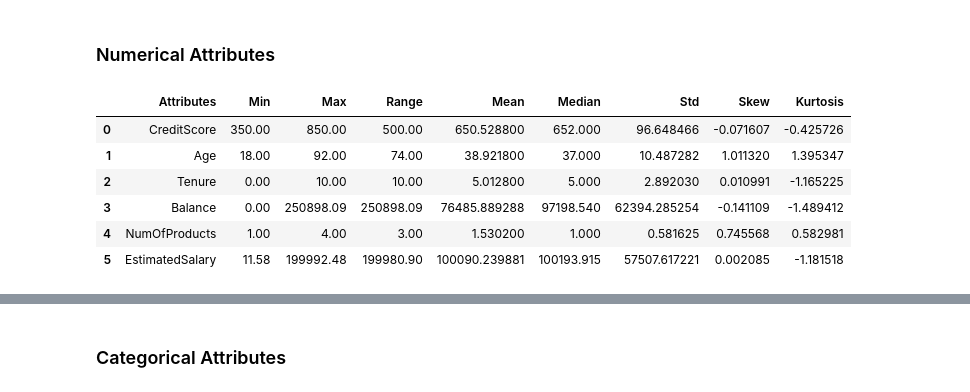
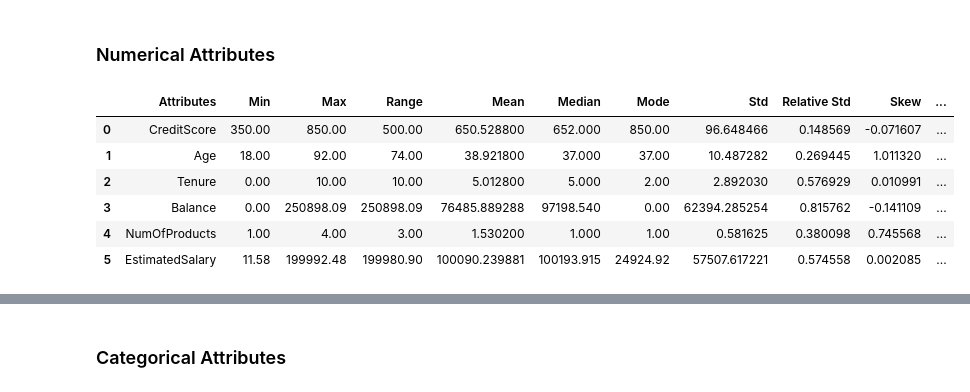
Before and after one commit to FabioCaffarello/Churn-Prediction-TopBank, a Jupyter notebook: 02-Notebooks/01-FirstCycleCRISP/01-DataDescription.ipynb, the cells around one changed output, grey strips where cells are left out. Drawn from its saved outputs; the diff is of its cells as text; code cells hidden in the pictures.

```diff
--- a/02-Notebooks/01-FirstCycleCRISP/01-DataDescription.ipynb
+++ b/02-Notebooks/01-FirstCycleCRISP/01-DataDescription.ipynb
@@ -165,27 +165,32 @@ boolAttributes = df01.select_dtypes(include=['bool'])
 # %% [markdown]
 ### Numerical Attributes
 # %%
-### Central Tendency -> Mean, Median
+### Central Tendency -> Mean, Median, Mode
 ct1 = pd.DataFrame(numAttributes.apply(np.mean)).T
 ct2 = pd.DataFrame(numAttributes.apply(np.median)).T
+ct3 = pd.DataFrame(stats.mode(numAttributes)[0])
+ct3.columns = ct1.columns
 
-### Dispersion -> std, min, max, range, skew, kurtosis
+### Dispersion -> std, min, max, range, skew, kurtosis, rsd
 d1 = pd.DataFrame(numAttributes.apply(np.std)).T
 d2 = pd.DataFrame(numAttributes.apply(min)).T
 d3 = pd.DataFrame(numAttributes.apply(max)).T
 d4 = pd.DataFrame(numAttributes.apply(lambda x: x.max() - x.min())).T
 d5 = pd.DataFrame(numAttributes.apply(lambda x: x.skew())).T
 d6 = pd.DataFrame(numAttributes.apply(lambda x: x.kurtosis())).T
+d7 = d1 / ct1
+
+
 
 # Concatenate
-m = pd.concat([d2, d3, d4, ct1, ct2, d1, d5, d6]).T.reset_index()
-m.columns = ['Attributes', 'Min', 'Max', 'Range', 'Mean', 'Median', 'Std', 'Skew', 'Kurtosis']
+m = pd.concat([d2, d3, d4, ct1, ct2,ct3, d1, d7, d5, d6]).T.reset_index()
+m.columns = ['Attributes', 'Min', 'Max', 'Range', 'Mean', 'Median', 'Mode', 'Std','Relative Std', 'Skew', 'Kurtosis']
 m
 # %% [output]
-|  | Attributes | Min | Max | Range | Mean | Median | Std | Skew | Kurtosis |
-| 0 | CreditScore | 350.00 | 850.00 | 500.00 | 650.528800 | 652.000 | 96.648466 | -0.071607 | -0.425726 |
-| 1 | Age | 18.00 | 92.00 | 74.00 | 38.921800 | 37.000 | 10.487282 | 1.011320 | 1.395347 |
-| 2 | Tenure | 0.00 | 10.00 | 10.00 | 5.012800 | 5.000 | 2.892030 | 0.010991 | -1.165225 |
-| 3 | Balance | 0.00 | 250898.09 | 250898.09 | 76485.889288 | 97198.540 | 62394.285254 | -0.141109 | -1.489412 |
-| 4 | NumOfProducts | 1.00 | 4.00 | 3.00 | 1.530200 | 1.000 | 0.581625 | 0.745568 | 0.582981 |
-| 5 | EstimatedSalary | 11.58 | 199992.48 | 199980.90 | 100090.239881 | 100193.915 | 57507.617221 | 0.002085 | -1.181518 |
+|  | Attributes | Min | Max | Range | Mean | Median | Mode | Std | Relative Std | Skew | ... |
+| 0 | CreditScore | 350.00 | 850.00 | 500.00 | 650.528800 | 652.000 | 850.00 | 96.648466 | 0.148569 | -0.071607 | ... |
+| 1 | Age | 18.00 | 92.00 | 74.00 | 38.921800 | 37.000 | 37.00 | 10.487282 | 0.269445 | 1.011320 | ... |
+| 2 | Tenure | 0.00 | 10.00 | 10.00 | 5.012800 | 5.000 | 2.00 | 2.892030 | 0.576929 | 0.010991 | ... |
+| 3 | Balance | 0.00 | 250898.09 | 250898.09 | 76485.889288 | 97198.540 | 0.00 | 62394.285254 | 0.815762 | -0.141109 | ... |
+| 4 | NumOfProducts | 1.00 | 4.00 | 3.00 | 1.530200 | 1.000 | 1.00 | 0.581625 | 0.380098 | 0.745568 | ... |
+| 5 | EstimatedSalary | 11.58 | 199992.48 | 199980.90 | 100090.239881 | 100193.915 | 24924.92 | 57507.617221 | 0.574558 | 0.002085 | ... |
```
Also changed, not shown: parts of 5 cells of this notebook.
